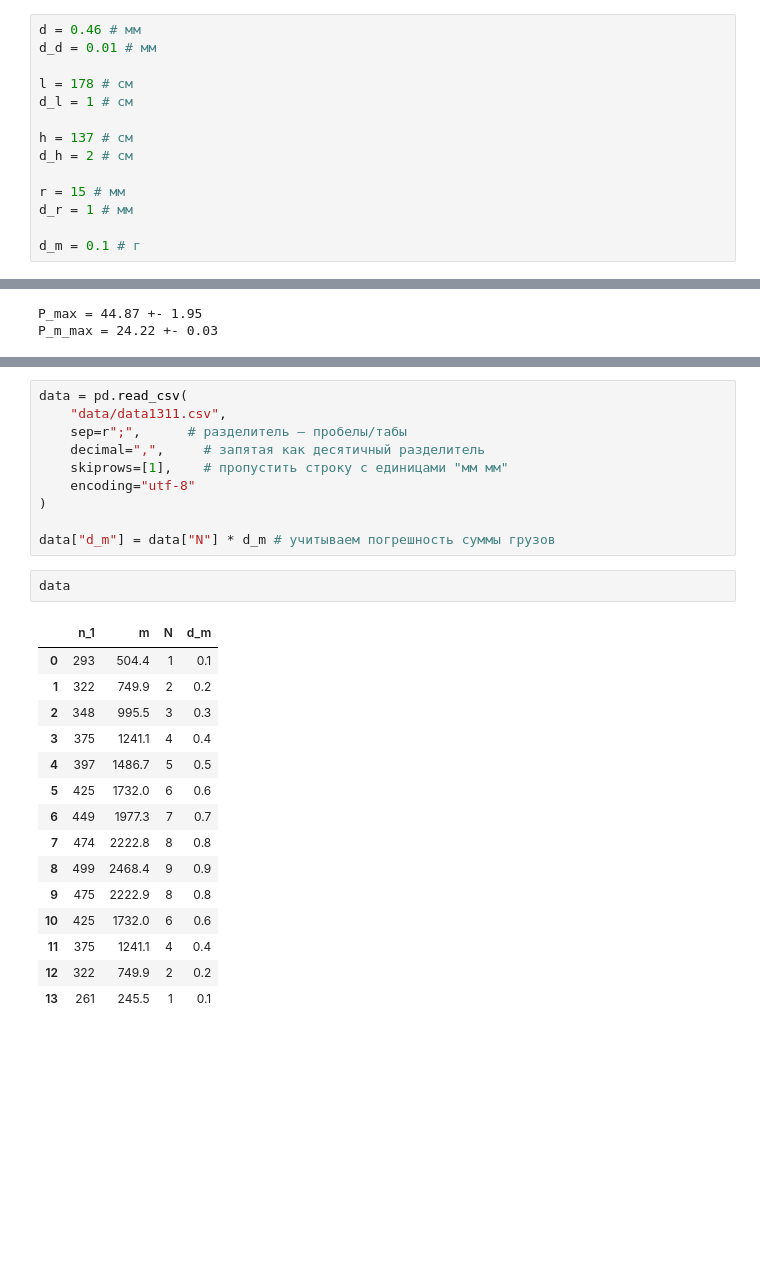
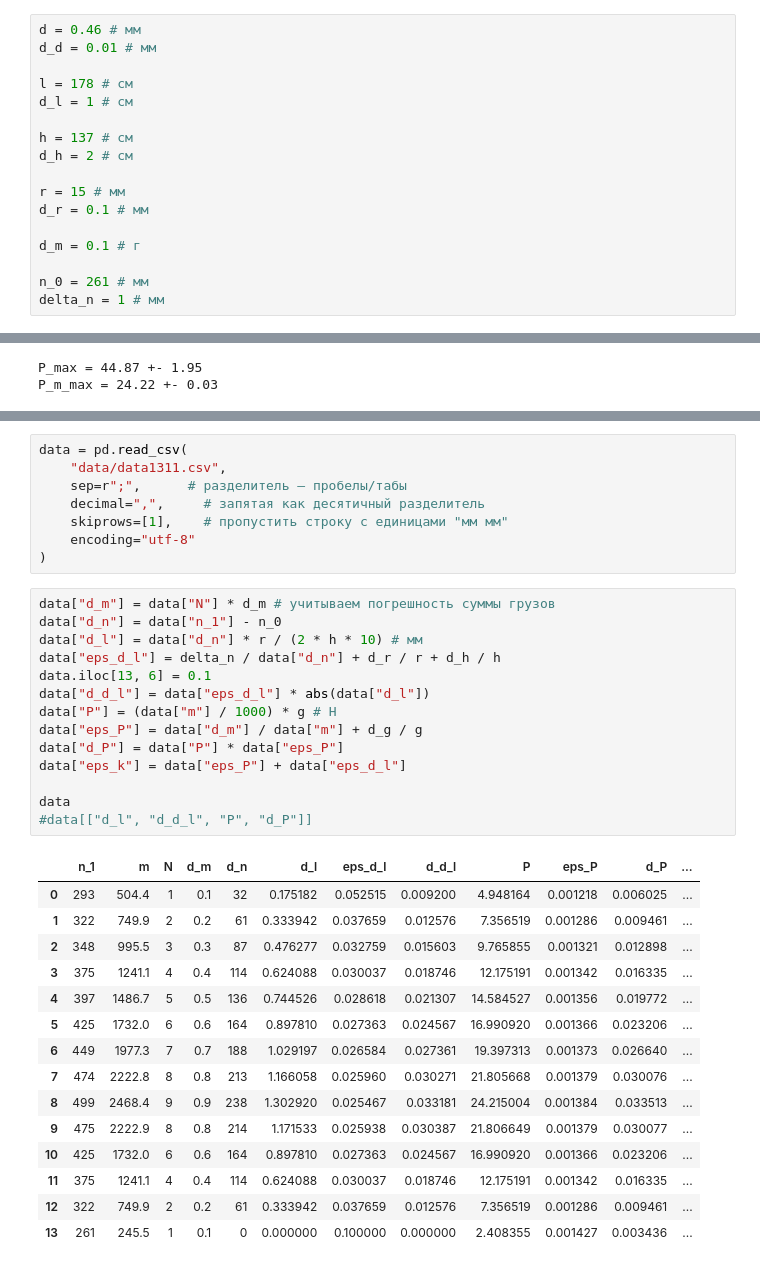
Before and after one commit to Lexonixeo/mipt-lab, a Jupyter notebook: 1.3.1+1.3.2/analysis1311.ipynb, the cells around one changed output, grey strips where cells are left out. Drawn from its saved outputs; the diff is of its cells as text; blank space fills up the shorter version.

```diff
--- a/1.3.1+1.3.2/analysis1311.ipynb
+++ b/1.3.1+1.3.2/analysis1311.ipynb
@@ -13,9 +13,12 @@ h = 137 # см
 d_h = 2 # см
 
 r = 15 # мм
-d_r = 1 # мм
+d_r = 0.1 # мм
 
 d_m = 0.1 # г
+
+n_0 = 261 # мм
+delta_n = 1 # мм
 # %% [markdown]
 # Предельная нагрузка
 # %%
@@ -50,23 +53,33 @@ data = pd.read_csv(
     skiprows=[1],    # пропустить строку с единицами "мм мм"
     encoding="utf-8"
 )
-
-data["d_m"] = data["N"] * d_m # учитываем погрешность суммы грузов
 # %%
+data["d_m"] = data["N"] * d_m # учитываем погрешность суммы грузов
+data["d_n"] = data["n_1"] - n_0
+data["d_l"] = data["d_n"] * r / (2 * h * 10) # мм
+data["eps_d_l"] = delta_n / data["d_n"] + d_r / r + d_h / h
+data.iloc[13, 6] = 0.1
+data["d_d_l"] = data["eps_d_l"] * abs(data["d_l"])
+data["P"] = (data["m"] / 1000) * g # Н
+data["eps_P"] = data["d_m"] / data["m"] + d_g / g
+data["d_P"] = data["P"] * data["eps_P"]
+data["eps_k"] = data["eps_P"] + data["eps_d_l"]
+
 data
+#data[["d_l", "d_d_l", "P", "d_P"]]
 # %% [output]
-|  | n_1 | m | N | d_m |
-| 0 | 293 | 504.4 | 1 | 0.1 |
-| 1 | 322 | 749.9 | 2 | 0.2 |
-| 2 | 348 | 995.5 | 3 | 0.3 |
-| 3 | 375 | 1241.1 | 4 | 0.4 |
-| 4 | 397 | 1486.7 | 5 | 0.5 |
-| 5 | 425 | 1732.0 | 6 | 0.6 |
-| 6 | 449 | 1977.3 | 7 | 0.7 |
-| 7 | 474 | 2222.8 | 8 | 0.8 |
-| 8 | 499 | 2468.4 | 9 | 0.9 |
-| 9 | 475 | 2222.9 | 8 | 0.8 |
-| 10 | 425 | 1732.0 | 6 | 0.6 |
-| 11 | 375 | 1241.1 | 4 | 0.4 |
-| 12 | 322 | 749.9 | 2 | 0.2 |
-| 13 | 261 | 245.5 | 1 | 0.1 |
+|  | n_1 | m | N | d_m | d_n | d_l | eps_d_l | d_d_l | P | eps_P | d_P | ... |
+| 0 | 293 | 504.4 | 1 | 0.1 | 32 | 0.175182 | 0.052515 | 0.009200 | 4.948164 | 0.001218 | 0.006025 | ... |
+| 1 | 322 | 749.9 | 2 | 0.2 | 61 | 0.333942 | 0.037659 | 0.012576 | 7.356519 | 0.001286 | 0.009461 | ... |
+| 2 | 348 | 995.5 | 3 | 0.3 | 87 | 0.476277 | 0.032759 | 0.015603 | 9.765855 | 0.001321 | 0.012898 | ... |
+| 3 | 375 | 1241.1 | 4 | 0.4 | 114 | 0.624088 | 0.030037 | 0.018746 | 12.175191 | 0.001342 | 0.016335 | ... |
+| 4 | 397 | 1486.7 | 5 | 0.5 | 136 | 0.744526 | 0.028618 | 0.021307 | 14.584527 | 0.001356 | 0.019772 | ... |
+| 5 | 425 | 1732.0 | 6 | 0.6 | 164 | 0.897810 | 0.027363 | 0.024567 | 16.990920 | 0.001366 | 0.023206 | ... |
+| 6 | 449 | 1977.3 | 7 | 0.7 | 188 | 1.029197 | 0.026584 | 0.027361 | 19.397313 | 0.001373 | 0.026640 | ... |
+| 7 | 474 | 2222.8 | 8 | 0.8 | 213 | 1.166058 | 0.025960 | 0.030271 | 21.805668 | 0.001379 | 0.030076 | ... |
+| 8 | 499 | 2468.4 | 9 | 0.9 | 238 | 1.302920 | 0.025467 | 0.033181 | 24.215004 | 0.001384 | 0.033513 | ... |
+| 9 | 475 | 2222.9 | 8 | 0.8 | 214 | 1.171533 | 0.025938 | 0.030387 | 21.806649 | 0.001379 | 0.030077 | ... |
+| 10 | 425 | 1732.0 | 6 | 0.6 | 164 | 0.897810 | 0.027363 | 0.024567 | 16.990920 | 0.001366 | 0.023206 | ... |
+| 11 | 375 | 1241.1 | 4 | 0.4 | 114 | 0.624088 | 0.030037 | 0.018746 | 12.175191 | 0.001342 | 0.016335 | ... |
+| 12 | 322 | 749.9 | 2 | 0.2 | 61 | 0.333942 | 0.037659 | 0.012576 | 7.356519 | 0.001286 | 0.009461 | ... |
+| 13 | 261 | 245.5 | 1 | 0.1 | 0 | 0.000000 | 0.100000 | 0.000000 | 2.408355 | 0.001427 | 0.003436 | ... |
```
Also changed, not shown: parts of 9 cells of this notebook, 13 other files.
